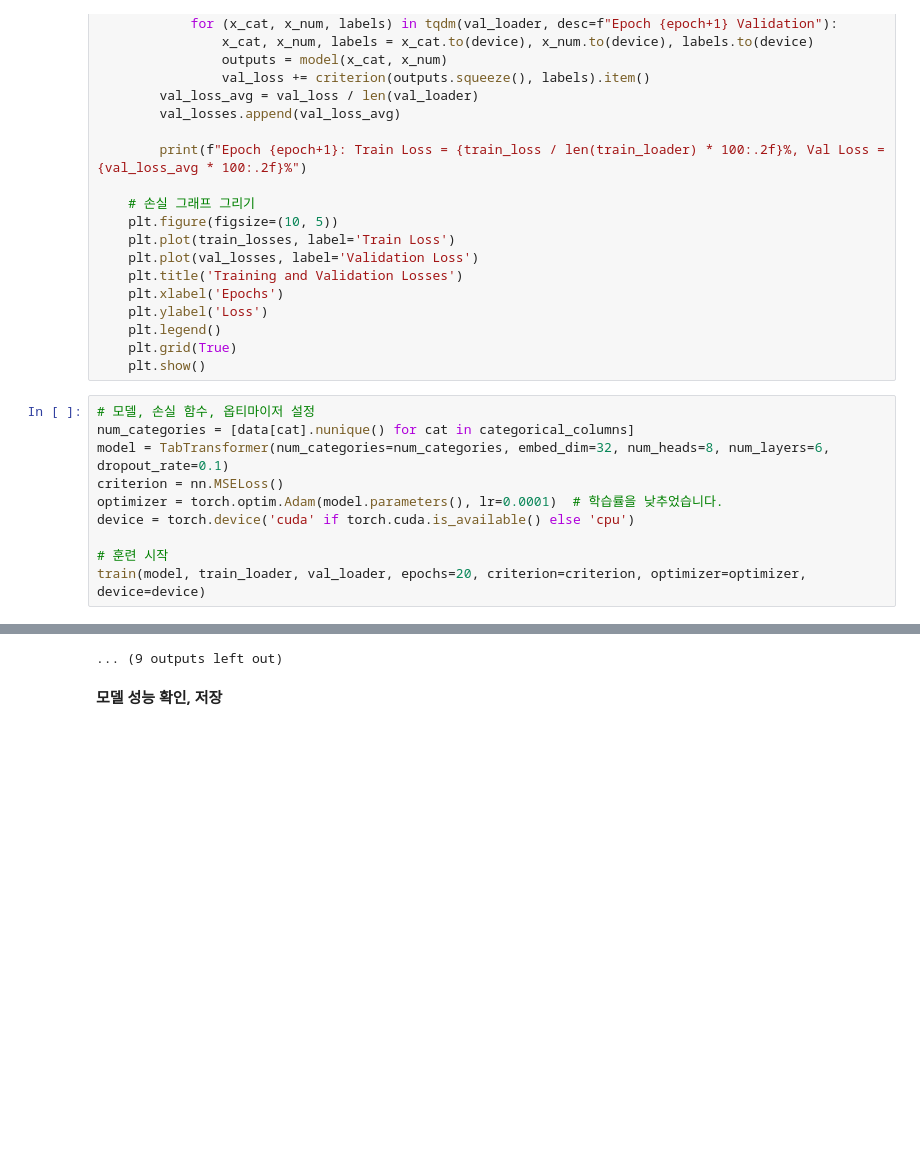
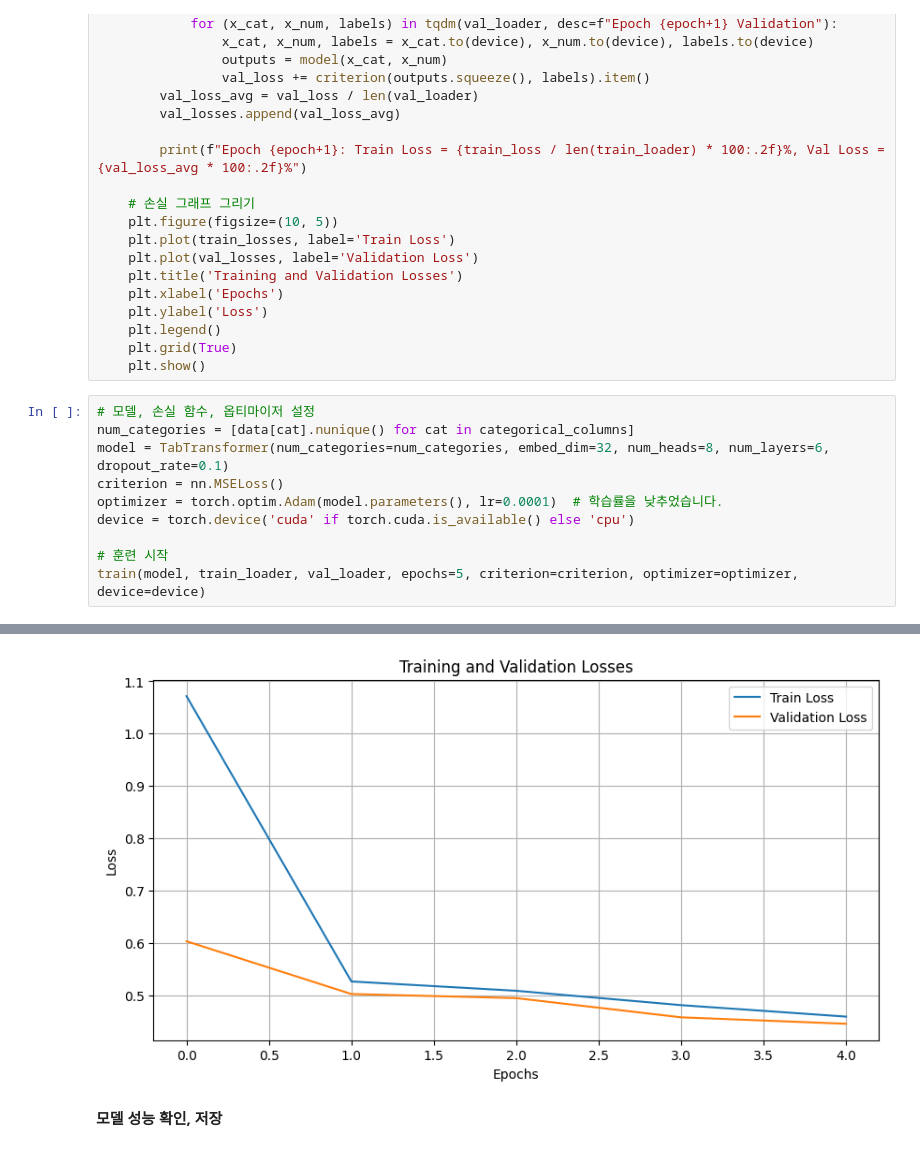
Before and after one commit to YoungHyeon1/Lab-scale, a Jupyter notebook: TabTF/TabTransformer.ipynb, the cells around one changed output, grey strips where cells are left out. Saved outputs shown, nothing was run; the diff lists cells and outputs as text; blank space fills up the shorter version.

```diff
--- a/TabTF/TabTransformer.ipynb
+++ b/TabTF/TabTransformer.ipynb
@@ -291,5 +311,5 @@ optimizer = torch.optim.Adam(model.parameters(), lr=0.0001)  # 학습률을 낮
 device = torch.device('cuda' if torch.cuda.is_available() else 'cpu')
 
 # 훈련 시작
-train(model, train_loader, val_loader, epochs=20, criterion=criterion, optimizer=optimizer, device=device)
+train(model, train_loader, val_loader, epochs=5, criterion=criterion, optimizer=optimizer, device=device)
 # %% [output]
@@ -308,4 +321,4 @@ Epoch 12: Train Loss = 43.28%, Val Loss = 42.76%
-... (9 outputs left out)
+[figure, added]
 # %% [markdown]
 **모델 성능 확인, 저장**
 # %%
```
Also changed, not shown: parts of 8 cells of this notebook, 12 other files.
